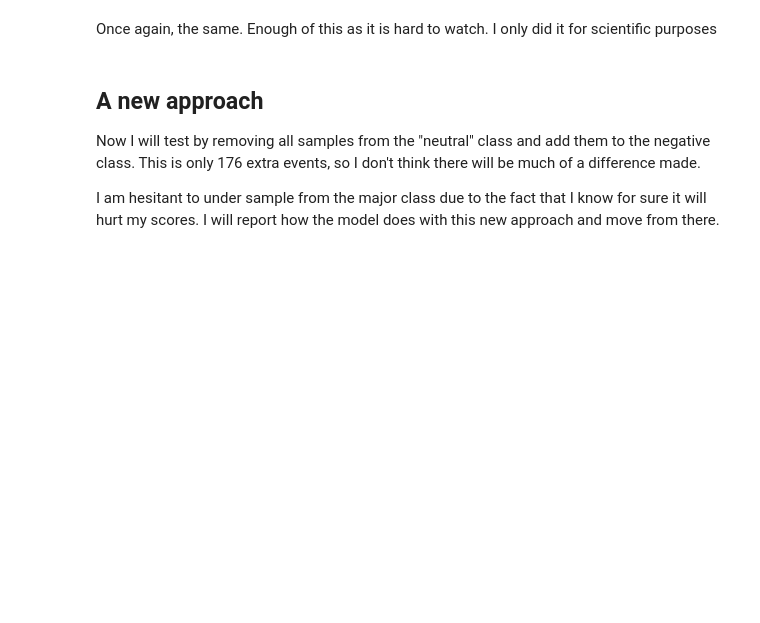
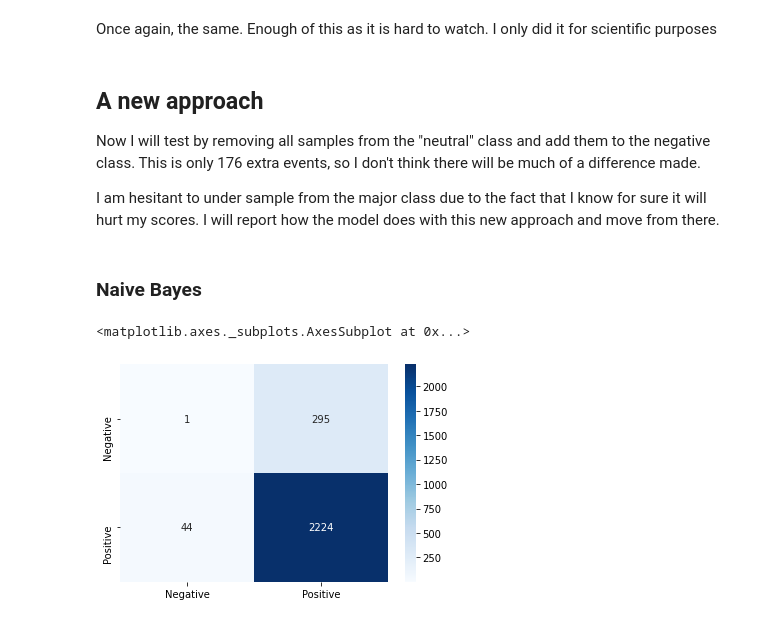
Before and after one commit to Hadryan/Amazon-Musical-Instrument-Sentiment-Analysis, a Jupyter notebook: Results.ipynb, the cells around one changed output. Cells and saved outputs as stored; diff of their text form; code cells hidden in the pictures; blank space fills up the shorter version.

Commit message:
Add random under_sampling along with model results to removing neutral class

```diff
--- a/Results.ipynb
+++ b/Results.ipynb
@@ -100,3 +100,19 @@ Once again, the same. Enough of this as it is hard to watch. I only did it for s
 Now I will test by removing all samples from the "neutral" class and add them to the negative class. This is only 176 extra events, so I don't think there will be much of a difference made.
 
 I am hesitant to under sample from the major class due to the fact that I know for sure it will hurt my scores. I will report how the model does with this new approach and move from there.
+# %%
+with open('Data/pickles/new_approach/results_dict_no_lemma', 'rb') as file:
+    results_dict_no_lemma_new_approach = pickle.load(file)
+# %% [markdown]
+### Naive Bayes
+# %%
+sns.heatmap(results_dict_no_lemma_new_approach['mnb']['acc'],
+            cmap='Blues',
+            cbar='False',
+            annot=True,
+            fmt='g',
+            xticklabels=['Negative', 'Positive'],
+            yticklabels=['Negative', 'Positive'])
+# %% [output]
+<matplotlib.axes._subplots.AxesSubplot at 0x...>
+[figure, added]
```
Also changed, not shown: parts of 7 cells of this notebook, 16 other files.
